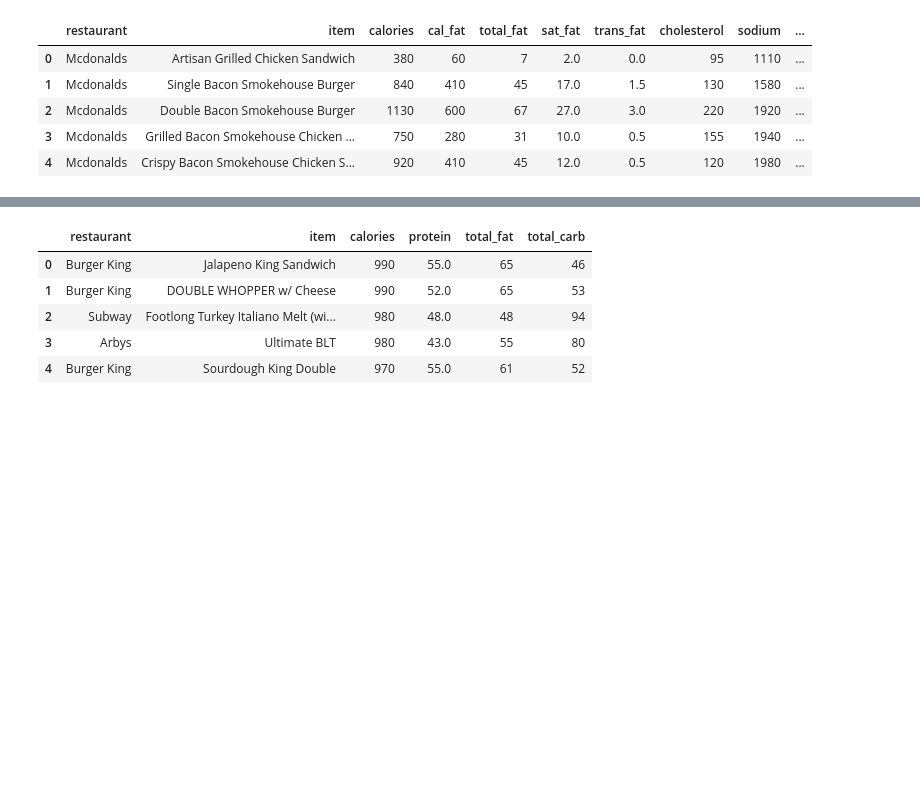
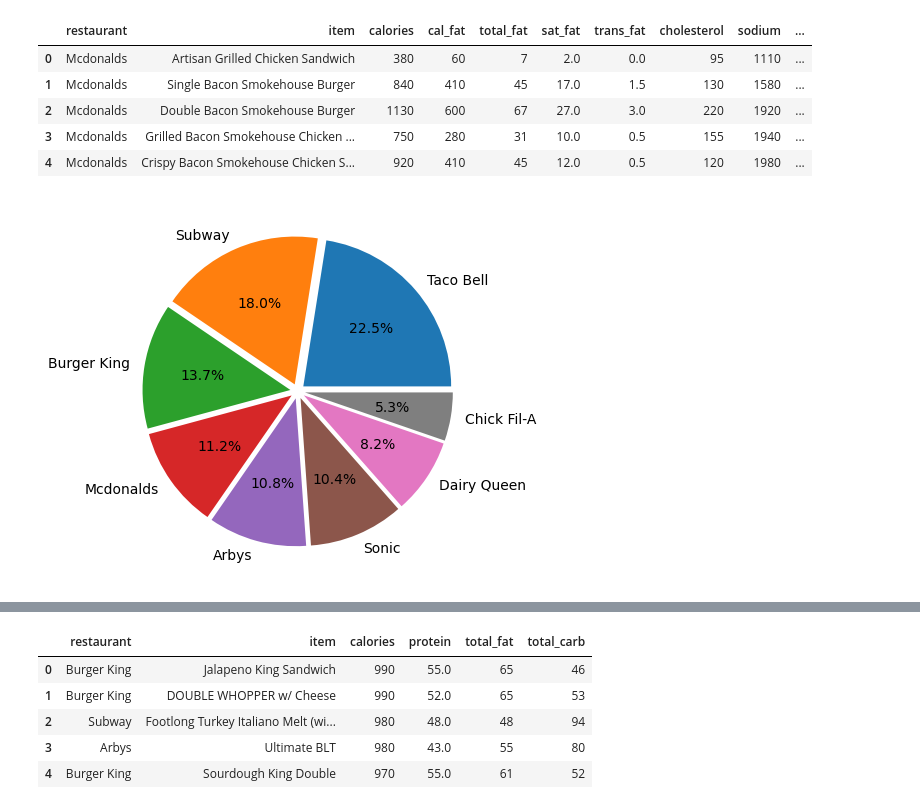
Before and after one commit to lucasjfsmith/ut-dav-project-one, a Jupyter notebook: fast_food_nutrition_luke.ipynb, the cells around one changed output, grey strips where cells are left out. Saved outputs shown, nothing was run; the diff lists cells and outputs as text; code cells hidden in the pictures; blank space fills up the shorter version.

```diff
--- a/fast_food_nutrition_luke.ipynb
+++ b/fast_food_nutrition_luke.ipynb
@@ -35,4 +35,17 @@ fast_food_df.head()
 | 2 | Mcdonalds | Double Bacon Smokehouse Burger | 1130 | 600 | 67 | 27.0 | 3.0 | 220 | 1920 | ... |
 | 3 | Mcdonalds | Grilled Bacon Smokehouse Chicken ... | 750 | 280 | 31 | 10.0 | 0.5 | 155 | 1940 | ... |
 | 4 | Mcdonalds | Crispy Bacon Smokehouse Chicken S... | 920 | 410 | 45 | 12.0 | 0.5 | 120 | 1980 | ... |
+# %%
+# Pie Chart of restaurant distribution in cleaned data set
+
+# Set pie chart arguments
+x = fast_food_df['restaurant'].value_counts()
+labels = x.index
+explode = [.05 for _ in range(len(x))]
+
+# Create pie chart
+plt.pie(x, labels=labels, explode=explode, autopct='%.1f%%')
+plt.show()
+# %% [output]
+[figure, added]
 # %% [markdown]
```
Also changed, not shown: parts of 14 cells of this notebook.
